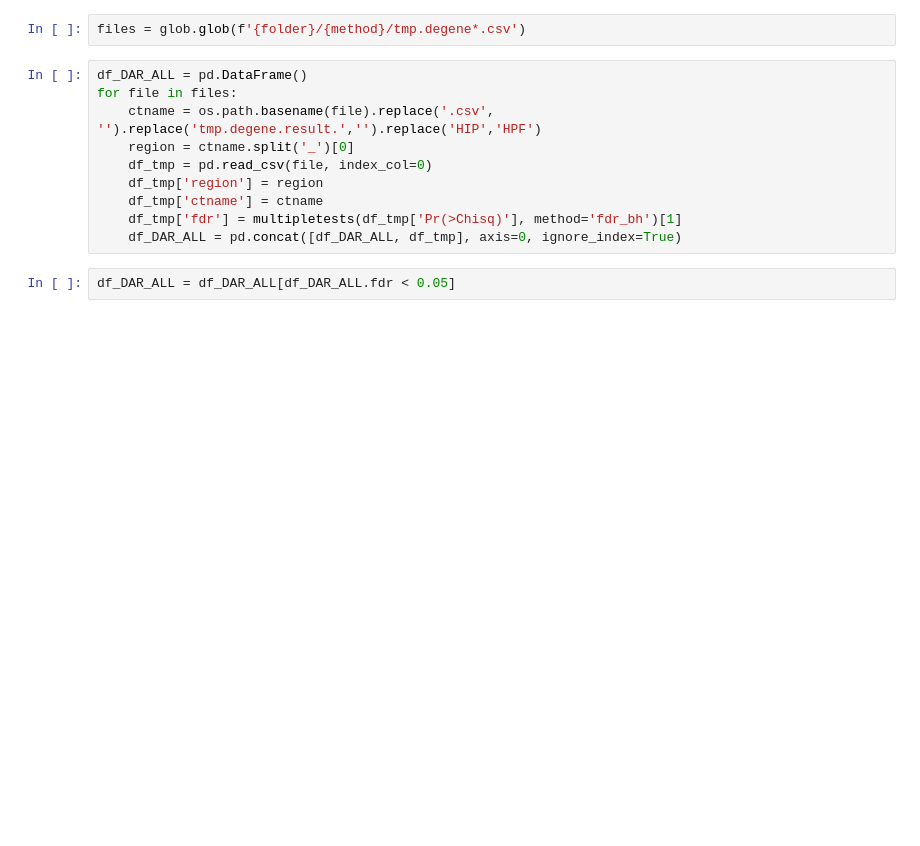
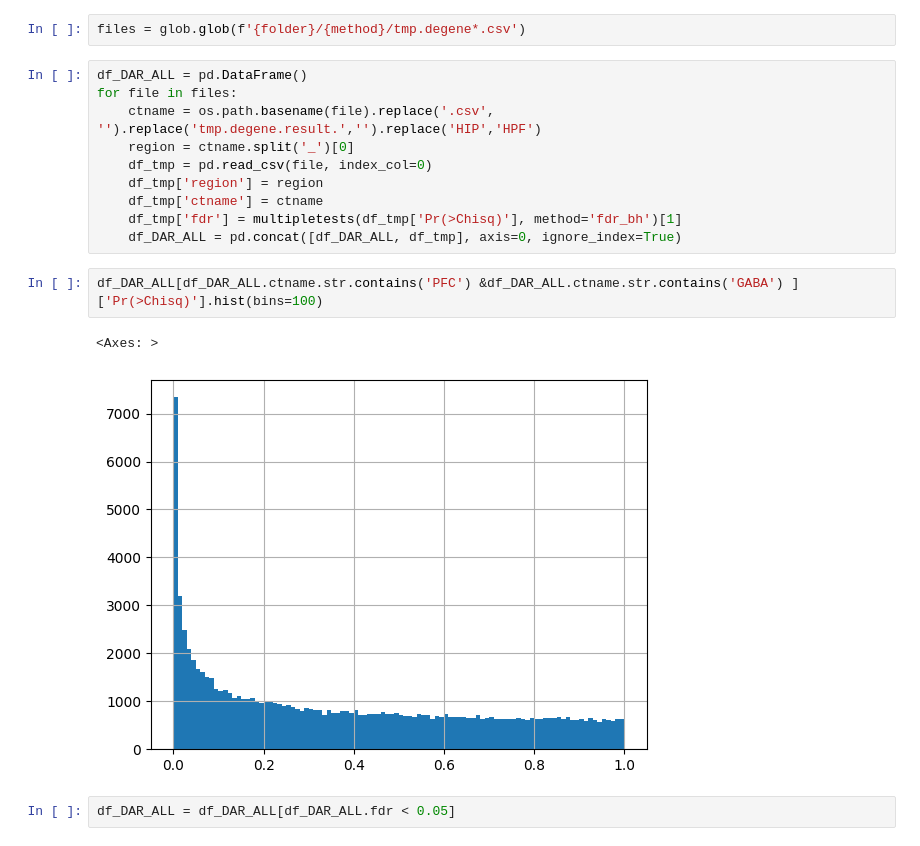
Before and after one commit to juychen/scmmd, a Jupyter notebook: 11zannotateregions.ipynb, the cells around one changed output. Saved outputs shown, nothing was run; the diff lists cells and outputs as text; blank space fills up the shorter version.

```diff
--- a/11zannotateregions.ipynb
+++ b/11zannotateregions.ipynb
@@ -135,6 +135,11 @@ for file in files:
     df_tmp['ctname'] = ctname
     df_tmp['fdr'] = multipletests(df_tmp['Pr(>Chisq)'], method='fdr_bh')[1]
     df_DAR_ALL = pd.concat([df_DAR_ALL, df_tmp], axis=0, ignore_index=True)
+# %%
+df_DAR_ALL[df_DAR_ALL.ctname.str.contains('PFC') &df_DAR_ALL.ctname.str.contains('GABA') ]['Pr(>Chisq)'].hist(bins=100)
+# %% [output]
+<Axes: >
+[figure, added]
 # %%
 df_DAR_ALL = df_DAR_ALL[df_DAR_ALL.fdr < 0.05]
 # %%
```
Also changed, not shown: parts of 2 cells of this notebook, 4 other files.
